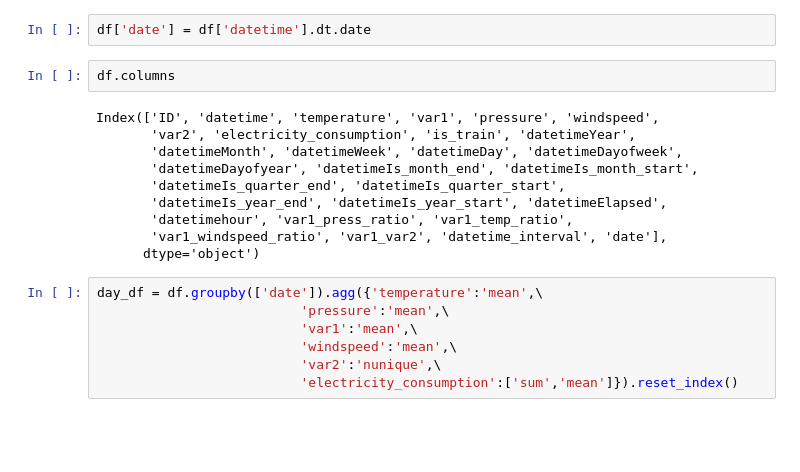
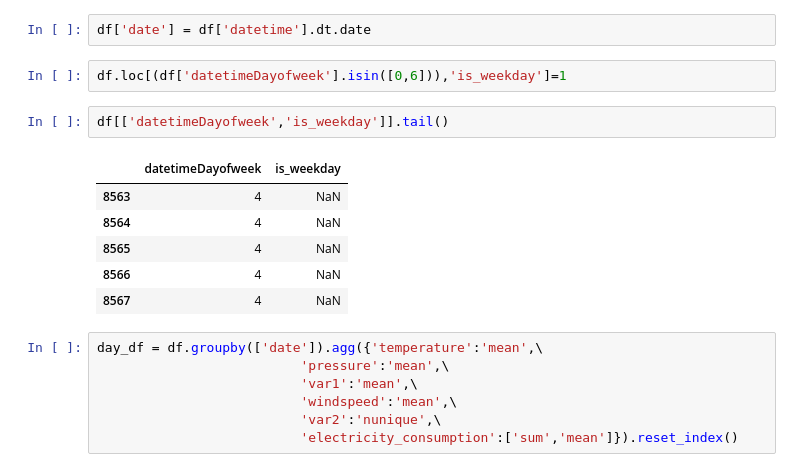
Before and after one commit to sarathsurpur/JanataHack_Timeseries, a Jupyter notebook: JanataHack_Timeseries.ipynb, the cells around one changed output. Drawn from its saved outputs; the diff is of its cells as text; blank space fills up the shorter version.

```diff
--- a/JanataHack_Timeseries.ipynb
+++ b/JanataHack_Timeseries.ipynb
@@ -328,18 +336,17 @@ plt.show()
 [figure]
 # %%
 df['date'] = df['datetime'].dt.date
-# %%
-df.columns
-# %% [output]
-Index(['ID', 'datetime', 'temperature', 'var1', 'pressure', 'windspeed',
-       'var2', 'electricity_consumption', 'is_train', 'datetimeYear',
-       'datetimeMonth', 'datetimeWeek', 'datetimeDay', 'datetimeDayofweek',
-       'datetimeDayofyear', 'datetimeIs_month_end', 'datetimeIs_month_start',
-       'datetimeIs_quarter_end', 'datetimeIs_quarter_start',
-       'datetimeIs_year_end', 'datetimeIs_year_start', 'datetimeElapsed',
-       'datetimehour', 'var1_press_ratio', 'var1_temp_ratio',
-       'var1_windspeed_ratio', 'var1_var2', 'datetime_interval', 'date'],
-      dtype='object')
+# %%
+df.loc[(df['datetimeDayofweek'].isin([0,6])),'is_weekday']=1
+# %%
+df[['datetimeDayofweek','is_weekday']].tail()
+# %% [output]
+|  | datetimeDayofweek | is_weekday |
+| 8563 | 4 | NaN |
+| 8564 | 4 | NaN |
+| 8565 | 4 | NaN |
+| 8566 | 4 | NaN |
+| 8567 | 4 | NaN |
 # %%
 day_df = df.groupby(['date']).agg({'temperature':'mean',\
                           'pressure':'mean',\
```
Also changed, not shown: parts of 24 cells of this notebook.
